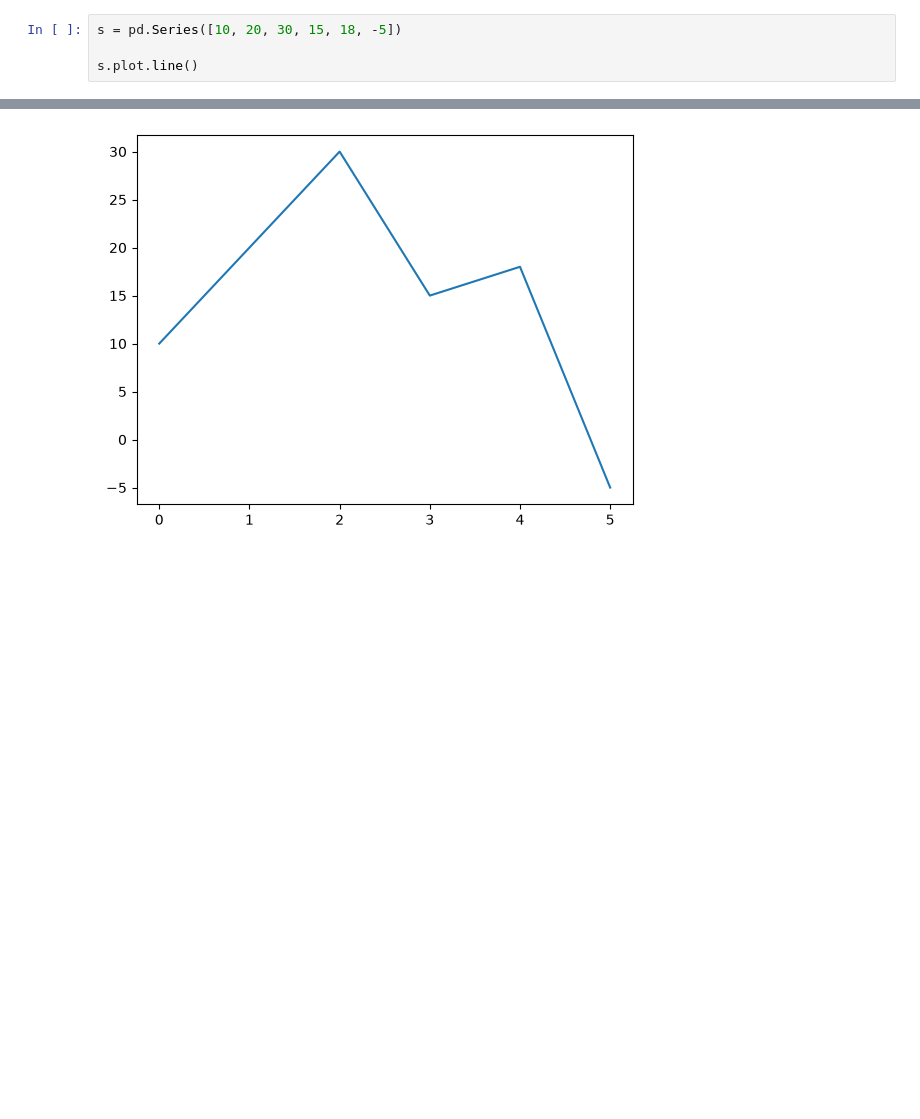
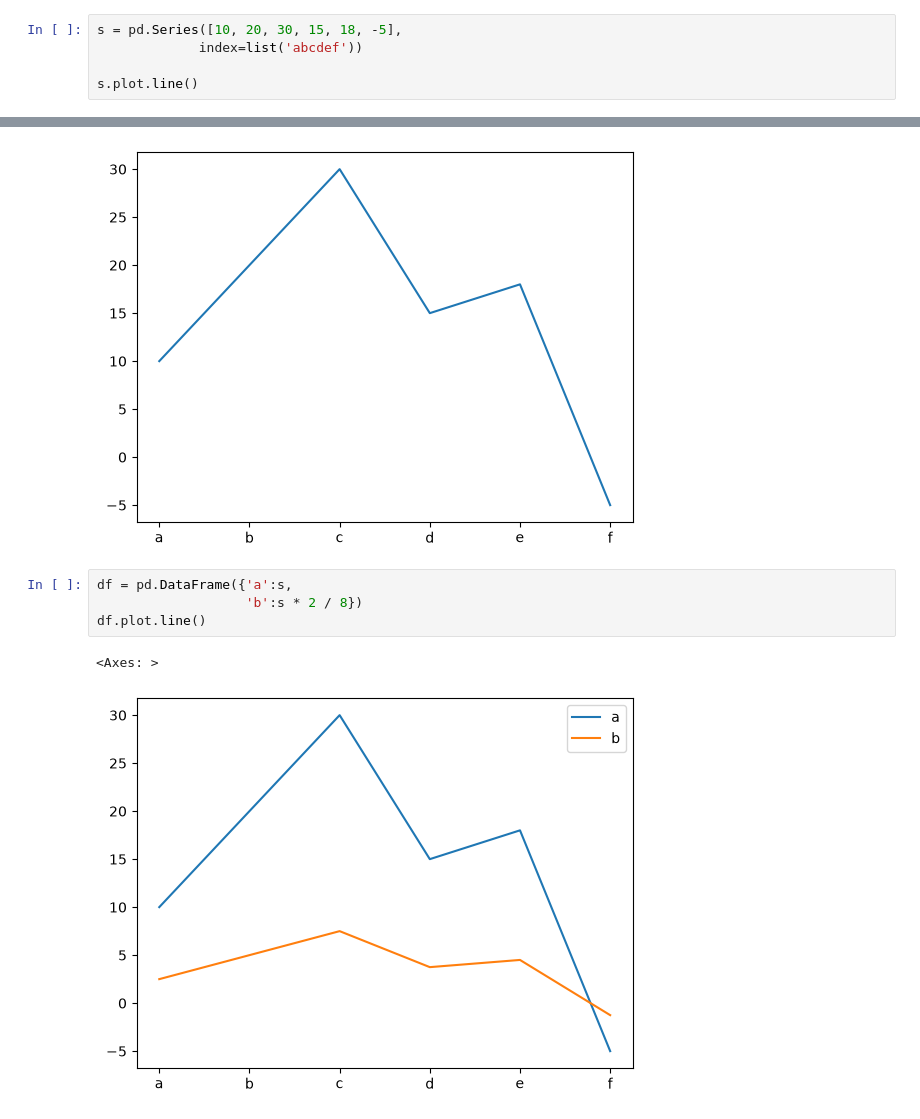
Before and after one commit to reuven/BDTMSD-Python-2026-07, a Jupyter notebook: BDTMSD-Python-2026-10-09.ipynb, the cells around one changed output, grey strips where cells are left out. Cells and saved outputs as stored; diff of their text form; blank space fills up the shorter version.

```diff
--- a/BDTMSD-Python-2026-10-09.ipynb
+++ b/BDTMSD-Python-2026-10-09.ipynb
@@ -433,9 +433,17 @@ The good news (again) is that Pandas provides us with methods that call Matplotl
 
 The Pandas plotting system all revolves around `df.plot`. (This all works on a series, too.)
 # %%
-s = pd.Series([10, 20, 30, 15, 18, -5])
+s = pd.Series([10, 20, 30, 15, 18, -5],
+             index=list('abcdef'))
 
 s.plot.line()
 # %% [output]
 <Axes: >
 [figure]
+# %%
+df = pd.DataFrame({'a':s,
+                   'b':s * 2 / 8})
+df.plot.line()
+# %% [output]
+<Axes: >
+[figure, added]
```
Also changed, not shown: parts of 1 cell of this notebook.
